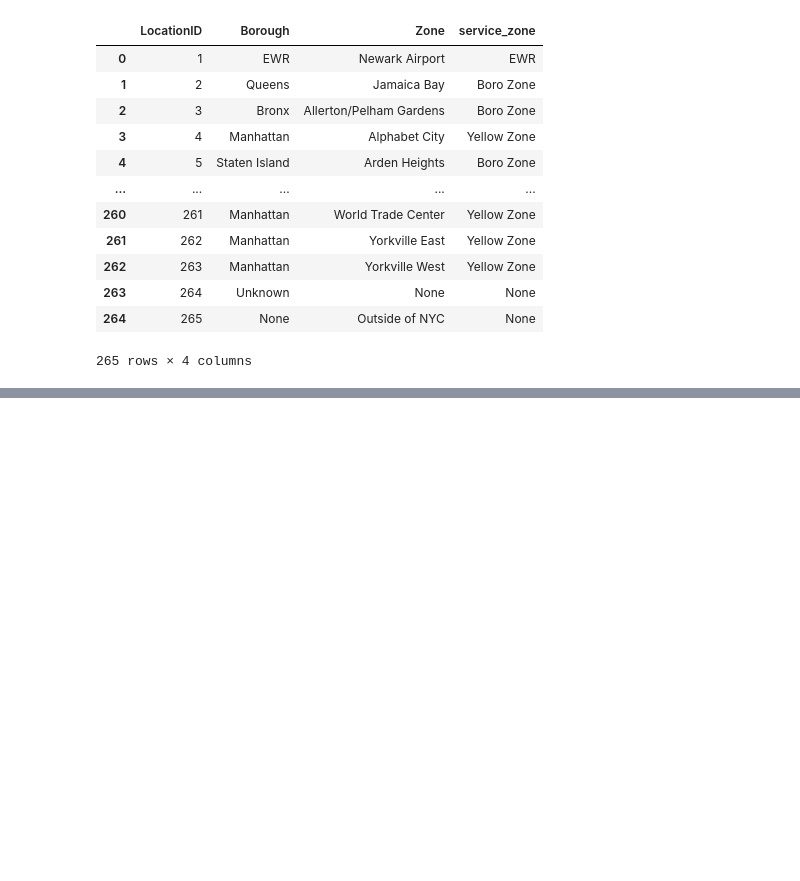
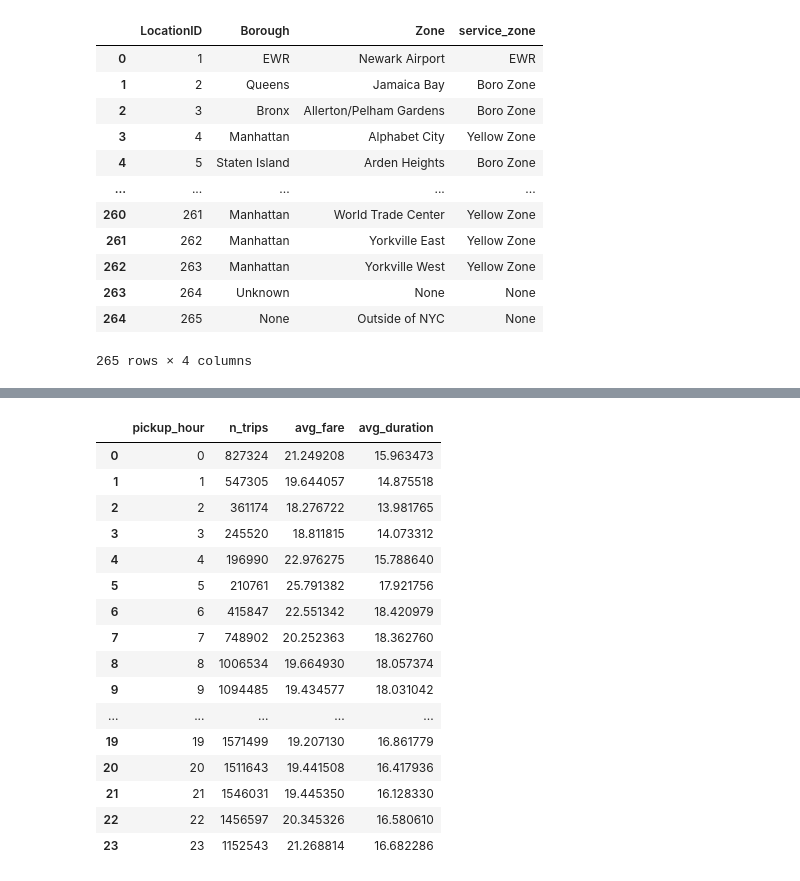
Before and after one commit to abrahamkoloboe27/python-and-gen-ai-data-science-growup-ai, a Jupyter notebook: notebooks/01-Python-Data-Analysis.ipynb, the cells around one changed output, grey strips where cells are left out. Drawn from its saved outputs; the diff is of its cells as text; code cells hidden in the pictures; blank space fills up the shorter version.

```diff
--- a/notebooks/01-Python-Data-Analysis.ipynb
+++ b/notebooks/01-Python-Data-Analysis.ipynb
@@ -352,0 +440,21 @@ cbd_congestion_fee             44417596     41169720          48.10%
+# %%
+# Charger taxi_zone_lookup (parquet si converti, sinon CSV)
+
+# Merge (left_on PULocationID -> right_on LocationID)
+df = df.merge(taxi_zones_df, how="left", left_on="PULocationID", right_on="LocationID", suffixes=("", "_zone"))
+
+# Normaliser noms colonnes utiles après merge
+df = df.rename(columns={"Borough":"pickup_borough", "Zone":"pickup_zone"})
+
+# Agrégation par zone de prise en charge
+agg_zone = (
+    df.groupby("pickup_zone")
+      .agg(
+          n_trips = ("trip_distance", "count"),
+          avg_distance = ("trip_distance", "mean"),
+          median_fare = ("fare_amount", "median"),
+          avg_tip_ratio = ("tip_ratio", "mean")
+      )
+      .reset_index()
+      .sort_values("n_trips", ascending=False)
+)
@@ -352,0 +475,28 @@ cbd_congestion_fee             44417596     41169720          48.10%
+# %%
+# Agrégation par heure de la journée
+agg_hour = (
+    df.groupby("pickup_hour")
+      .agg(n_trips=("trip_distance","count"),
+           avg_fare=("fare_amount","mean"),
+           avg_duration=("trip_duration_min","mean"))
+      .reset_index()
+)
+agg_hour
+# %% [output]
+|  | pickup_hour | n_trips | avg_fare | avg_duration |
+| 0 | 0 | 827324 | 21.249208 | 15.963473 |
+| 1 | 1 | 547305 | 19.644057 | 14.875518 |
+| 2 | 2 | 361174 | 18.276722 | 13.981765 |
+| 3 | 3 | 245520 | 18.811815 | 14.073312 |
+| 4 | 4 | 196990 | 22.976275 | 15.788640 |
+| 5 | 5 | 210761 | 25.791382 | 17.921756 |
+| 6 | 6 | 415847 | 22.551342 | 18.420979 |
+| 7 | 7 | 748902 | 20.252363 | 18.362760 |
+| 8 | 8 | 1006534 | 19.664930 | 18.057374 |
+| 9 | 9 | 1094485 | 19.434577 | 18.031042 |
+| ... | ... | ... | ... | ... |
+| 19 | 19 | 1571499 | 19.207130 | 16.861779 |
+| 20 | 20 | 1511643 | 19.441508 | 16.417936 |
+| 21 | 21 | 1546031 | 19.445350 | 16.128330 |
+| 22 | 22 | 1456597 | 20.345326 | 16.580610 |
+| 23 | 23 | 1152543 | 21.268814 | 16.682286 |
```
Also changed, not shown: parts of 17 cells of this notebook, 1 other file.
